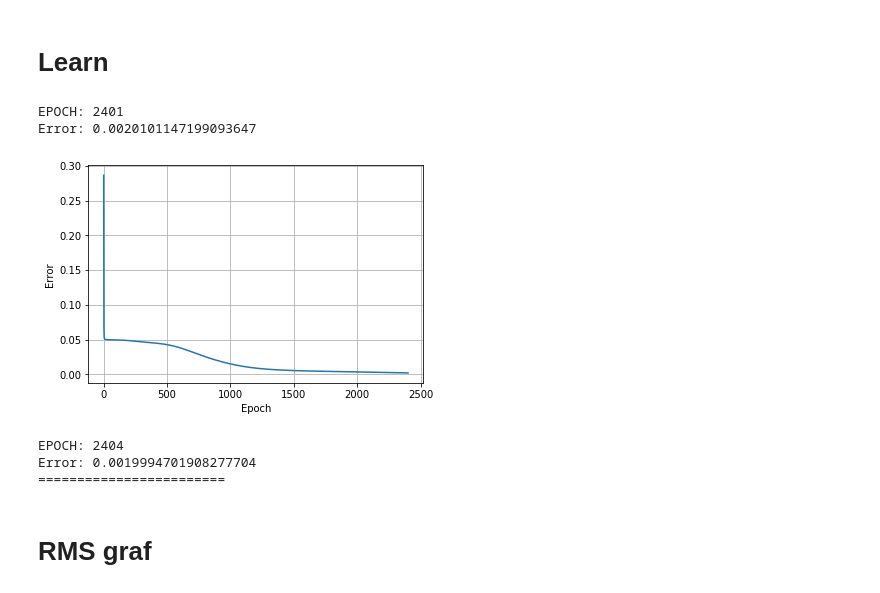
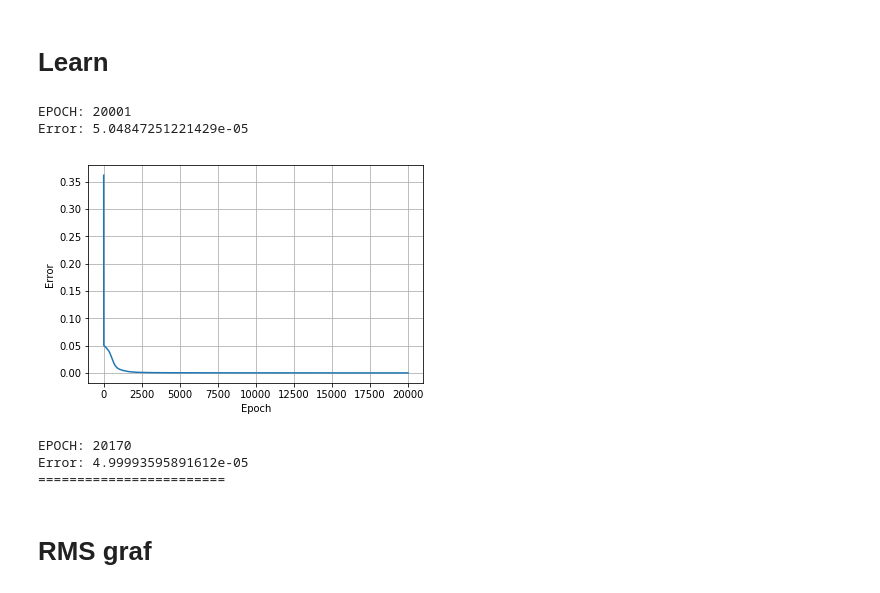
Before and after one commit to dhs-mag/Seminar-vypocetni-inteligence, a Jupyter notebook: Main.ipynb, the cells around one changed output. Drawn from its saved outputs; the diff is of its cells as text; code cells hidden in the pictures.

```diff
--- a/Main.ipynb
+++ b/Main.ipynb
@@ -177,16 +177,19 @@ x = list(reader)
 
 trainSet = []
 
+def parse_img(url, width, height):
+    img = Image.open(url)
+    img = img.convert('L')
+    img = img.resize((width, height), Image.ANTIALIAS)
+    img = np.array(img, dtype=np.float)
+    return img
+
 for item in x:
     if len(item) > 0:
         label = list(item[1])
         label = np.array(label, dtype=np.float)
 
-        path = os.path.join("./imgs/", item[0])
-        img = Image.open(path)
-        img = img.convert('L')
-        img = img.resize((5, 5), Image.ANTIALIAS)
-        img = np.array(img, dtype=np.float)
+        img = parse_img("./imgs/"+ item[0], 5, 5)
         img = np.concatenate(img)
         img = normalize(img, 0, 255)
 
@@ -196,7 +199,8 @@ for item in x:
         trainSet.append(
                   [
                       img,
-                      label
+                      label,
+                      item[0]
                   ])
 # %% [output]
 [1. 0. 0. 0. 0. 0. 0. 0. 0. 0. 0. 0. 0. 0. 0. 0. 0. 0. 0.]
@@ -219,39 +223,39 @@ rms = []
 epoch = []
 avgErr = 0
 err = 0
 for i in range(50000):
     avgErr = 0
     net.epochStart()
     for pat in trainSet:
         avgErr += net.learn(pat[0], pat[1])
     net.epochFinish()
     err = avgErr/len(trainSet)
 
-    if err < 0.0005:
+    if err < 0.00005:
         print("EPOCH:", i + 1)
         print("Error:", err)
         print("========================")
         break
 
     rms.append( err )
     epoch.append(i + 1)
 
     if i % 200 == 0:
         clear_output()
         print("EPOCH:", i + 1)
         print("Error:", err)
         fig, axs = plt.subplots(1, 1)
         axs.plot(epoch, rms)
         axs.set_xlabel('Epoch')
         axs.set_ylabel('Error')
         axs.grid(True)
         plt.show()
 # %% [output]
-EPOCH: 2401
-Error: 0.0020101147199093647
+EPOCH: 20001
+Error: 5.04847251221429e-05
-[figure, old version]
+[figure, new version]
-EPOCH: 2404
-Error: 0.0019994701908277704
+EPOCH: 20170
+Error: 4.99993595891612e-05
 ========================
 # %% [markdown]
 # RMS graf
```
Also changed, not shown: parts of 5 cells of this notebook.
